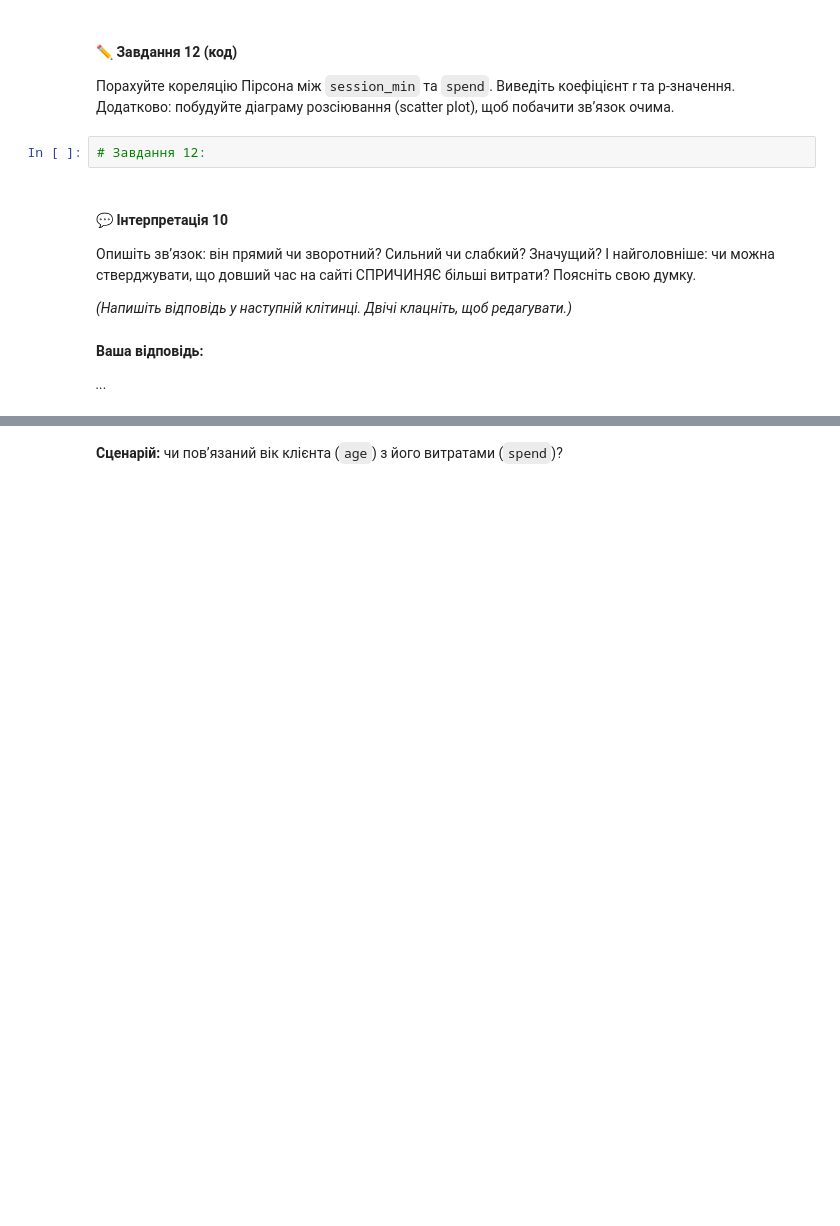
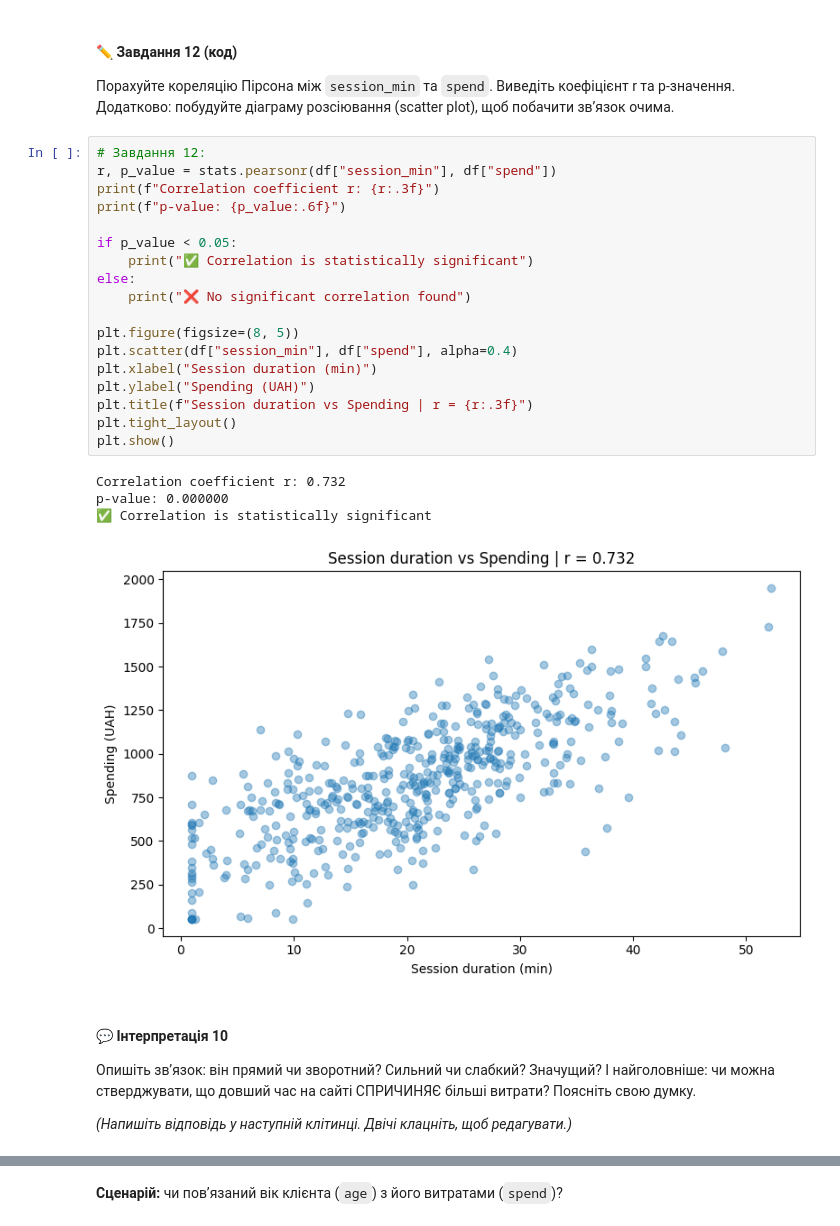
Before and after one commit to NatalieAleksandrova2026/DTA_2026, a Jupyter notebook: Statistics/practice_stat_tests_ipynb.ipynb, the cells around one changed output, grey strips where cells are left out. Drawn from its saved outputs; the diff is of its cells as text; blank space fills up the shorter version.

```diff
--- a/Statistics/practice_stat_tests_ipynb.ipynb
+++ b/Statistics/practice_stat_tests_ipynb.ipynb
@@ -637,15 +637,32 @@ Both audiences behave the same way in terms of device usage.
 #### ✏️ Завдання 12 (код)
 
 Порахуйте кореляцію Пірсона між `session_min` та `spend`. Виведіть коефіцієнт r та p-значення. Додатково: побудуйте діаграму розсіювання (scatter plot), щоб побачити звʼязок очима.
-# %%
-# Завдання 12:
+# %%
+# Завдання 12:
+r, p_value = stats.pearsonr(df["session_min"], df["spend"])
+print(f"Correlation coefficient r: {r:.3f}")
+print(f"p-value: {p_value:.6f}")
+
+if p_value < 0.05:
+    print("✅ Correlation is statistically significant")
+else:
+    print("❌ No significant correlation found")
+
+plt.figure(figsize=(8, 5))
+plt.scatter(df["session_min"], df["spend"], alpha=0.4)
+plt.xlabel("Session duration (min)")
+plt.ylabel("Spending (UAH)")
+plt.title(f"Session duration vs Spending | r = {r:.3f}")
+plt.tight_layout()
+plt.show()
+# %% [output]
+Correlation coefficient r: 0.732
+p-value: 0.000000
+✅ Correlation is statistically significant
+[figure, added]
 # %% [markdown]
 #### 💬 Інтерпретація 10
 
 Опишіть звʼязок: він прямий чи зворотний? Сильний чи слабкий? Значущий? І найголовніше: чи можна стверджувати, що довший час на сайті СПРИЧИНЯЄ більші витрати? Поясніть свою думку.
 
 *(Напишіть відповідь у наступній клітинці. Двічі клацніть, щоб редагувати.)*
-# %% [markdown]
-**Ваша відповідь:**
-
-*...*
```
Also changed, not shown: parts of 5 cells of this notebook.
